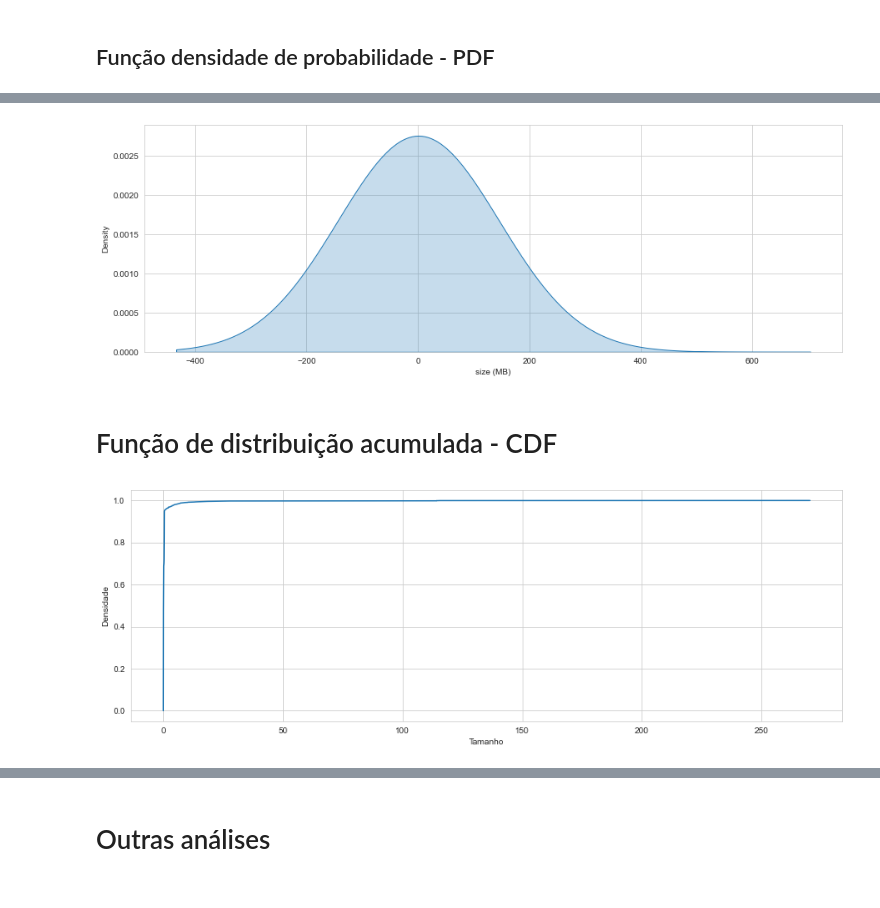
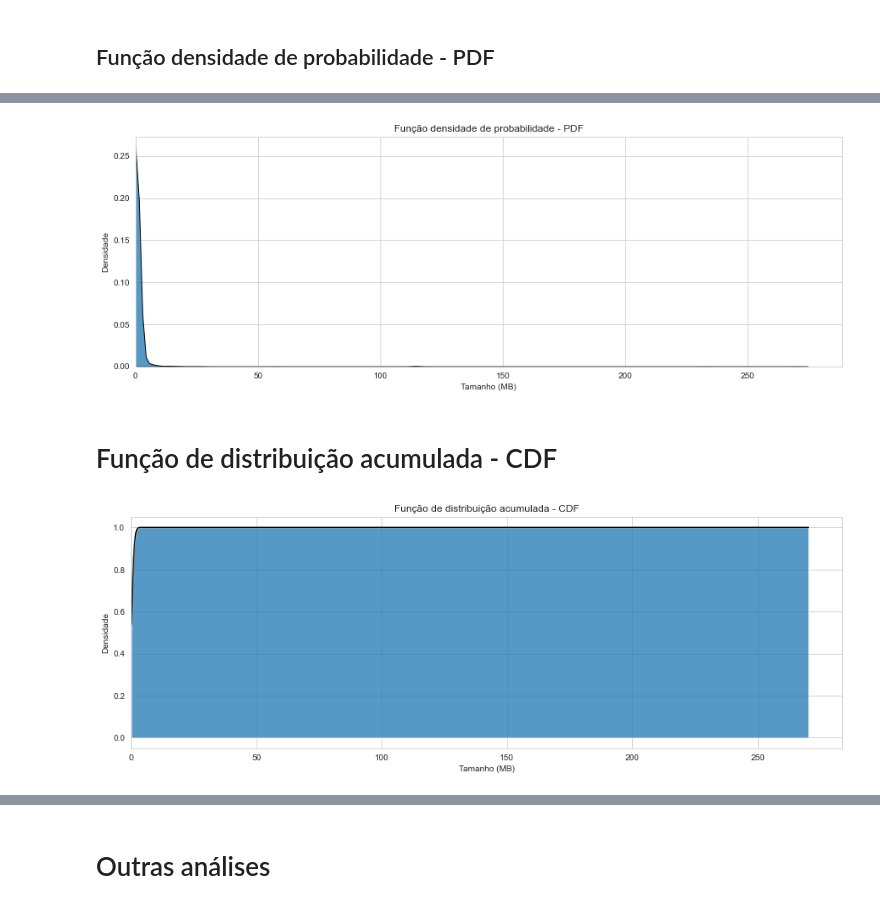
Before and after one commit to MathewsJosh/AvaDesSistemas, a Jupyter notebook: Trabalho 01/TVC 01 - Aquecimento.ipynb, the cells around one changed output, grey strips where cells are left out. Drawn from its saved outputs; the diff is of its cells as text; code cells hidden in the pictures.

```diff
--- a/Trabalho 01/TVC 01 - Aquecimento.ipynb
+++ b/Trabalho 01/TVC 01 - Aquecimento.ipynb
@@ -197,13 +194,0 @@ plt.ylabel("Frequência");
-# %%
-plt.rcParams["figure.figsize"] = (15,5);
-
-ax = df['size (MB)'].plot(kind='kde', grid=False);
-
-#plt.title("PDF - Função de densidade")
-plt.xlabel("Tamanho (MB)");
-plt.ylabel("Densidade");
-
-max_x = max(df['size (MB)']) + 0.1 * max(df['size (MB)'])
-#max_y = len(df['size (MB)'])
-ax.set_xlim([0, max_x]);
-#ax.set_ylim([0, max_y]);
@@ -212,4 +194,0 @@ ax.set_xlim([0, max_x]);
-# %%
-sns.set_style('whitegrid')
-ax = sns.kdeplot(df['size (MB)'], shade=True);
-ax.set_xlim(left=0);
@@ -218,17 +195,25 @@ ax.set_xlim(left=0);
 # %%
 sns.set_style('whitegrid')
-ax = sns.kdeplot(df['size (MB)'], shade=True, bw_adjust=100);
+ax = sns.kdeplot(df['size (MB)'], shade=True, alpha=0.75, edgecolor = "black");
+ax.set_xlim(left=0);
+
+plt.title("Função densidade de probabilidade - PDF")
+plt.xlabel("Tamanho (MB)");
+plt.ylabel("Densidade");
 # %% [output]
-[figure, old version]
+[figure, new version]
 # %% [markdown]
 # Função de distribuição acumulada - CDF
 # %%
 x = np.sort(df['size (MB)'])
-y = 1. * np.arange(len(df['size (MB)'])) / (len(df['size (MB)']) - 1)
-#y = scipy.stats.norm.cdf(x)
+y = scipy.stats.norm.cdf(x)
 
-plt.plot(x, y);
-plt.xlabel('Tamanho');
-plt.ylabel('Densidade');
+plt.plot(x, y, color='black');
+plt.fill_between(x, y, alpha=0.75)
+plt.xlim(left=0);
+
+plt.title("Função de distribuição acumulada - CDF")
+plt.xlabel("Tamanho (MB)");
+plt.ylabel("Densidade");
 # %% [output]
-[figure, old version]
+[figure, new version]
```
Also changed, not shown: parts of 9 cells of this notebook.
